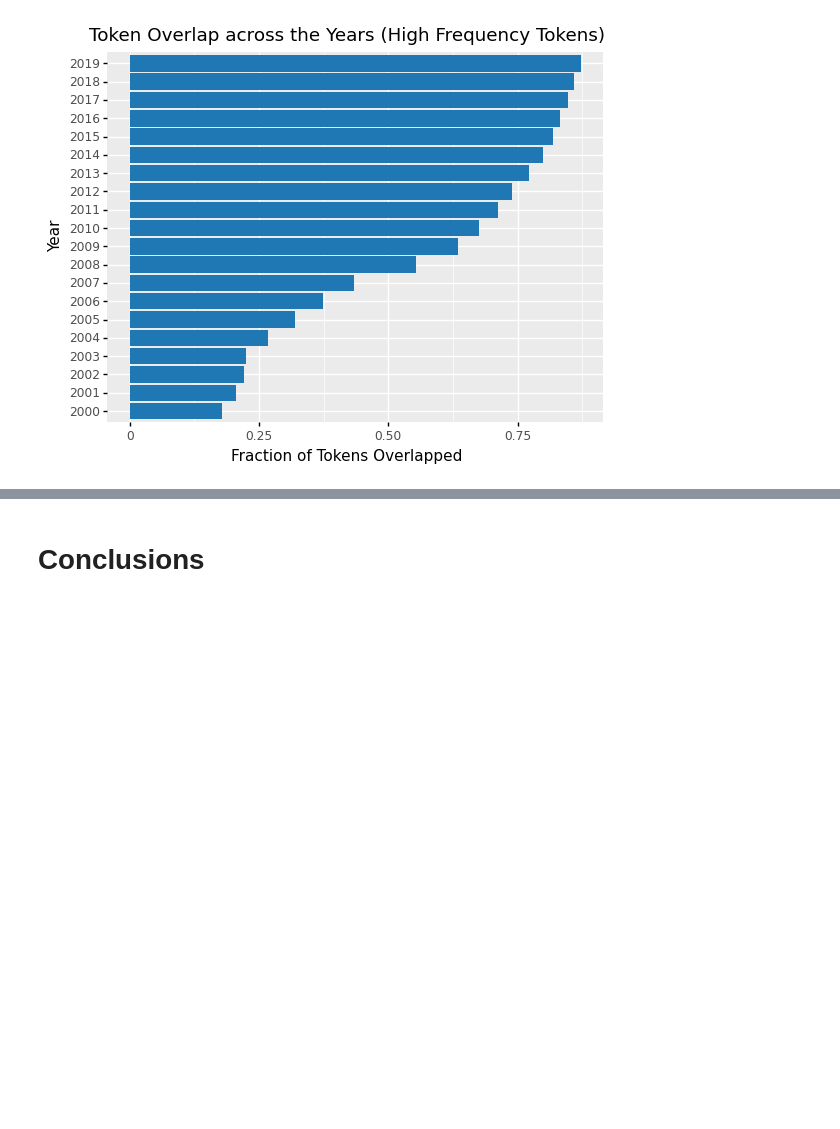
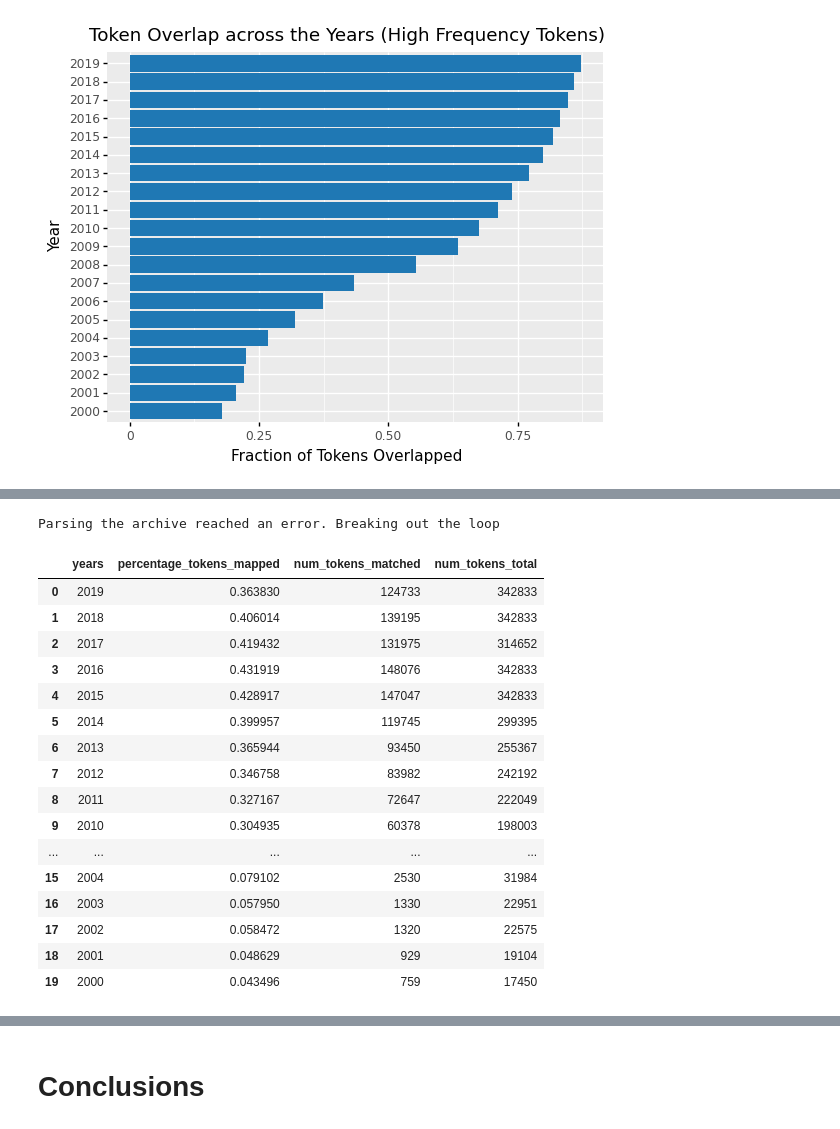
Before and after one commit to greenelab/biovectors, a Jupyter notebook: exploratory_data_analysis/pubtator_subsample_experiment.ipynb, the cells around one changed output, grey strips where cells are left out. Saved outputs shown, nothing was run; the diff lists cells and outputs as text; code cells hidden in the pictures; blank space fills up the shorter version.

```diff
--- a/exploratory_data_analysis/pubtator_subsample_experiment.ipynb
+++ b/exploratory_data_analysis/pubtator_subsample_experiment.ipynb
@@ -248,0 +258,4 @@ print(g)
+# %%
+pubtator_central_metadata_df = pd.read_csv("output/pmc_metadata.tsv.xz", sep="\t")
+print(pubtator_central_metadata_df.shape)
+pubtator_central_metadata_df.head()
@@ -248,0 +285,4 @@ print(g)
+# %%
+batch_file_year_dict = {}
+for idx, row in tqdm.tqdm(year_mapper_df.iterrows()):
+    batch_file_year_dict[row["batch_folder"]] = list(row["batch_file"])
@@ -248,0 +299,56 @@ print(g)
+# %%
+if not Path("output/single_journal_results.pkl").exists():
+    for year, sentence, doc_id in tqdm.tqdm(sentence_iterator):
+        tokens_by_year[year].update(Counter(sentence))
+# %% [output]
+Parsing the archive reached an error. Breaking out the loop
+# %%
+data_rows = []
+reversed_tokens = list(sorted(tokens_by_year.keys()))[::-1]
+all_tokens = set(tokens_by_year[2020].keys())
+
+for query_year in reversed_tokens[2:22]:
+    np.random.seed(100)
+    avail_tokens = list(tokens_by_year[query_year].keys())
+    if len(avail_tokens) > len(all_tokens):
+        avail_tokens = set(
+            np.random.choice(avail_tokens, len(all_tokens), replace=False)
+        )
+        total_tokens = all_tokens
+    else:
+        total_tokens = set(
+            np.random.choice(list(all_tokens), len(avail_tokens), replace=False)
+        )
+
+    query_year_vocab_set = set(avail_tokens)
+    tokens_matched = total_tokens & query_year_vocab_set
+
+    data_rows.append(
+        {
+            "years": str(query_year) if query_year != 2020 else "2020",
+            "percentage_tokens_mapped": len(tokens_matched) / len(total_tokens),
+            "num_tokens_matched": len(tokens_matched),
+            "num_tokens_total": len(total_tokens),
+        }
+    )
+# %%
+token_overlap_df = pd.DataFrame.from_dict(data_rows)
+token_overlap_df
+# %% [output]
+|  | years | percentage_tokens_mapped | num_tokens_matched | num_tokens_total |
+| 0 | 2019 | 0.363830 | 124733 | 342833 |
+| 1 | 2018 | 0.406014 | 139195 | 342833 |
+| 2 | 2017 | 0.419432 | 131975 | 314652 |
+| 3 | 2016 | 0.431919 | 148076 | 342833 |
+| 4 | 2015 | 0.428917 | 147047 | 342833 |
+| 5 | 2014 | 0.399957 | 119745 | 299395 |
+| 6 | 2013 | 0.365944 | 93450 | 255367 |
+| 7 | 2012 | 0.346758 | 83982 | 242192 |
+| 8 | 2011 | 0.327167 | 72647 | 222049 |
+| 9 | 2010 | 0.304935 | 60378 | 198003 |
+| ... | ... | ... | ... | ... |
+| 15 | 2004 | 0.079102 | 2530 | 31984 |
+| 16 | 2003 | 0.057950 | 1330 | 22951 |
+| 17 | 2002 | 0.058472 | 1320 | 22575 |
+| 18 | 2001 | 0.048629 | 929 | 19104 |
+| 19 | 2000 | 0.043496 | 759 | 17450 |
```
Also changed, not shown: parts of 7 cells of this notebook, 2 other files.
